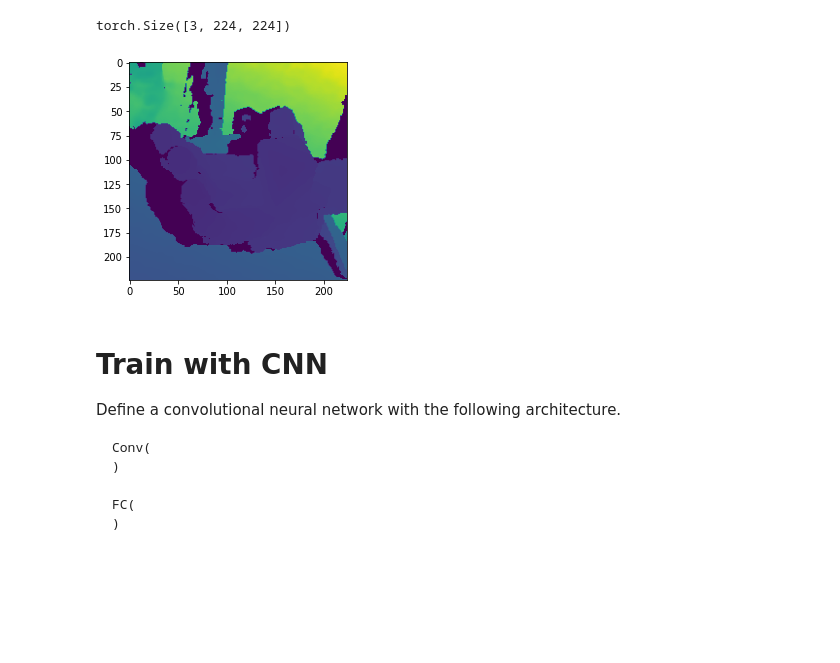
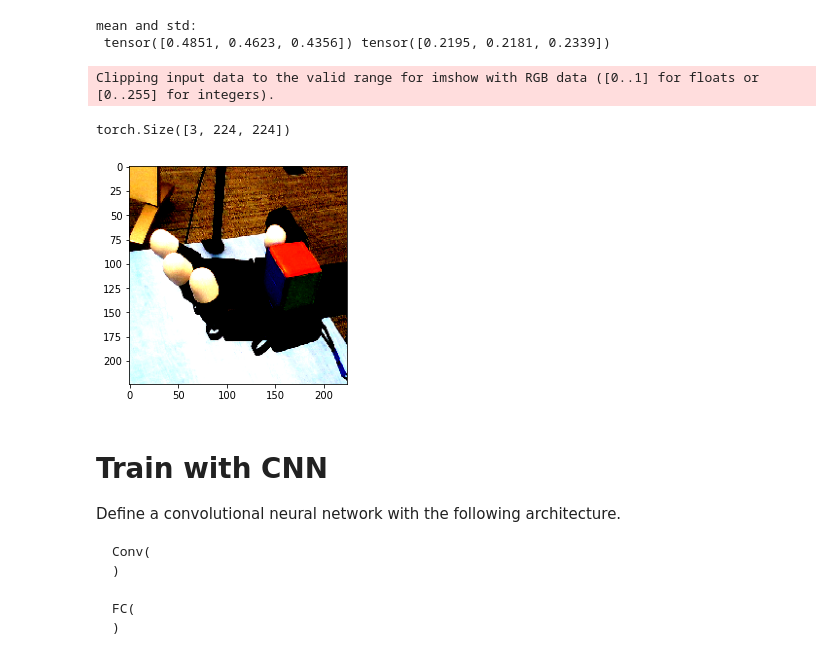
Before and after one commit to PengfanZ/intro-to-ml-project, a Jupyter notebook: ml_project.ipynb, the cells around one changed output. Saved outputs shown, nothing was run; the diff lists cells and outputs as text; code cells hidden in the pictures; blank space fills up the shorter version.

```diff
--- a/ml_project.ipynb
+++ b/ml_project.ipynb
@@ -53,20 +53,41 @@ class LazyLoadDataset(Dataset):
 
     def __len__(self):
         return len(self.data)
+# %%
+transform = transforms.Compose([transforms.ToTensor(), ])
+
+dataset = LazyLoadDataset('./lazydata/', transform = transform)
+# %%
+# train_dataset = LazyLoadDataset('./lazydata/', transform = transform)
+train_dataloader = DataLoader(dataset, batch_size=len(dataset), shuffle=False)
+
+# calculate mean and standard deviation of the train dataset
+def get_mean_std(loader):
+    (img0, img1, img2, depth, field_id), Y = next(iter(loader))
+    img0_mean = img0.mean([0,2,3])
+    img0_std = img0.std([0,2,3])
+    img1_mean = img1.mean([0,2,3])
+    img1_std = img1.std([0,2,3])
+    img2_mean = img2.mean([0,2,3])
+    img2_std = img2.std([0,2,3])
+    mean, std = (img0_mean + img1_mean + img2_mean) / 3, (img0_std + img1_std + img2_std) / 3
+    return mean, std
+# %%
+mean, std = get_mean_std(train_dataloader)
+print("mean and std: \n", mean, std)
+# %% [output]
+mean and std:
+ tensor([0.4851, 0.4623, 0.4356]) tensor([0.2195, 0.2181, 0.2339])
 # %%
-# Normalize the data
-transform = transforms.Compose([transforms.ToTensor()])
-
-train_dataset = LazyLoadDataset('./lazydata/', transform = transform)
+transform_with_normalization = transforms.Compose([transforms.ToTensor(), transforms.Normalize(mean, std),])
+dataset = LazyLoadDataset('./lazydata/', transform = transform_with_normalization)
 
 # split the train dataset to create test dataset
-train_size = int(0.8 * len(train_dataset))
-test_size = len(train_dataset) - train_size
-train_dataset, test_dataset = torch.utils.data.random_split(train_dataset, [train_size, test_size])
-
+train_size = int(0.8 * len(dataset))
+test_size = len(dataset) - train_size
+train_dataset, test_dataset = torch.utils.data.random_split(dataset, [train_size, test_size])
 
 train_dataloader = DataLoader(train_dataset, batch_size=64, shuffle=True)
-
 # test_dataset = LazyLoadDataset('./lazydata/', train = False, transform = transform)
 test_dataloader = DataLoader(test_dataset, batch_size=64 * 2, shuffle=True)
 # %%
@@ -76,18 +97,19 @@ test_dataloader = DataLoader(test_dataset, batch_size=64 * 2, shuffle=True)
 # %%
 import matplotlib.pyplot as plt
 
 for (img0, img1, img2, depth, field_id), Y in train_dataloader:
     print(depth[1].squeeze().shape)
     # print(img0[0].squeeze().shape)
-    # plt.imshow(img2[20].squeeze().permute(1, 2, 0))
-    plt.imshow(depth[0][2].squeeze())
+    plt.imshow(img2[20].squeeze().permute(1, 2, 0))
+    # plt.imshow(depth[0][2].squeeze())
     plt.show()
     break
 
 plt.show()
 # %% [output]
-torch.Size([3, 224, 224])
+Clipping input data to the valid range for imshow with RGB data ([0..1] for floats or [0..255] for integers).
+torch.Size([3, 224, 224])
-[figure, old version]
+[figure, new version]
 # %%
 device = torch.device("cuda:0" if torch.cuda.is_available() else "cpu")
 # %% [markdown]
```
